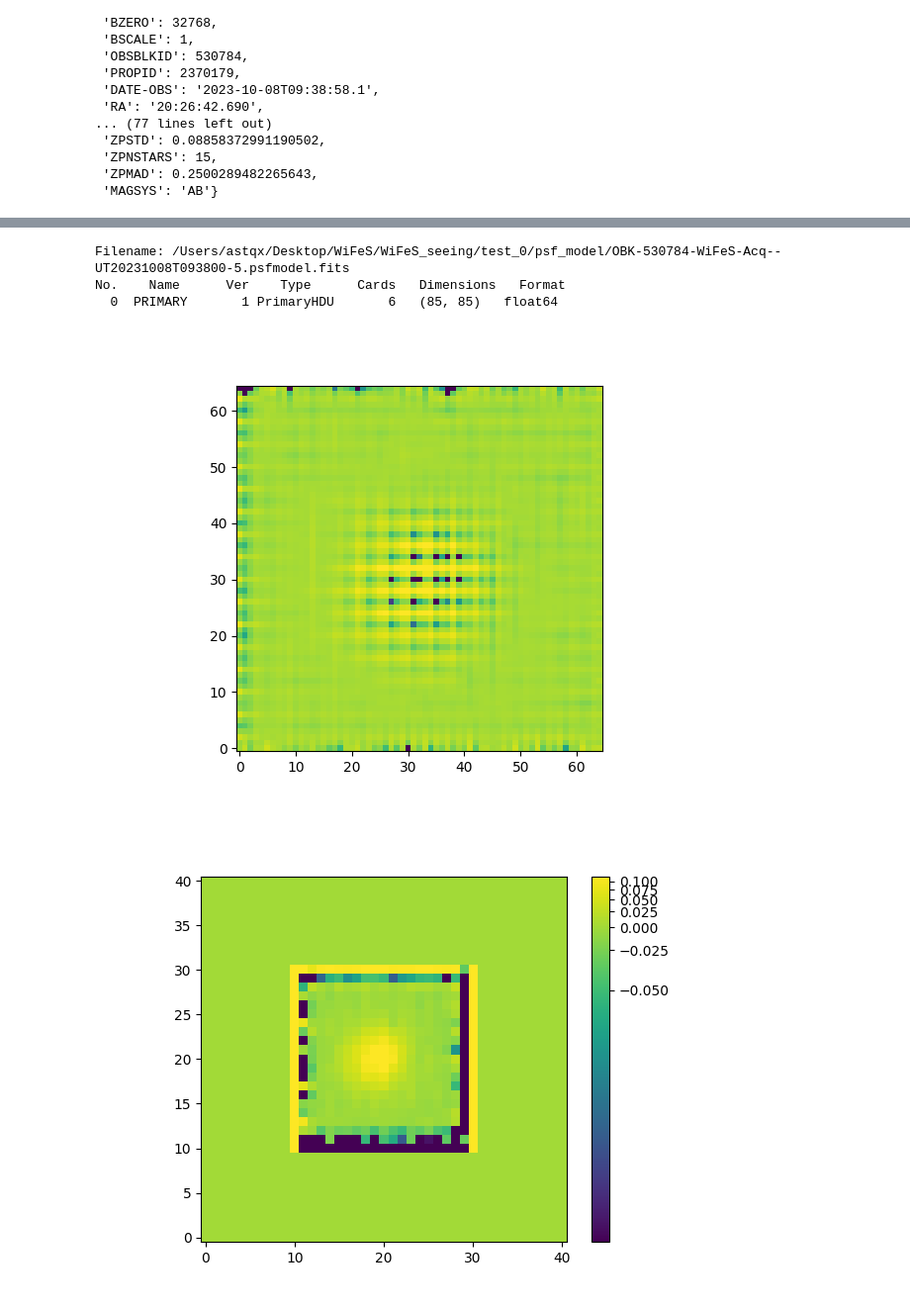
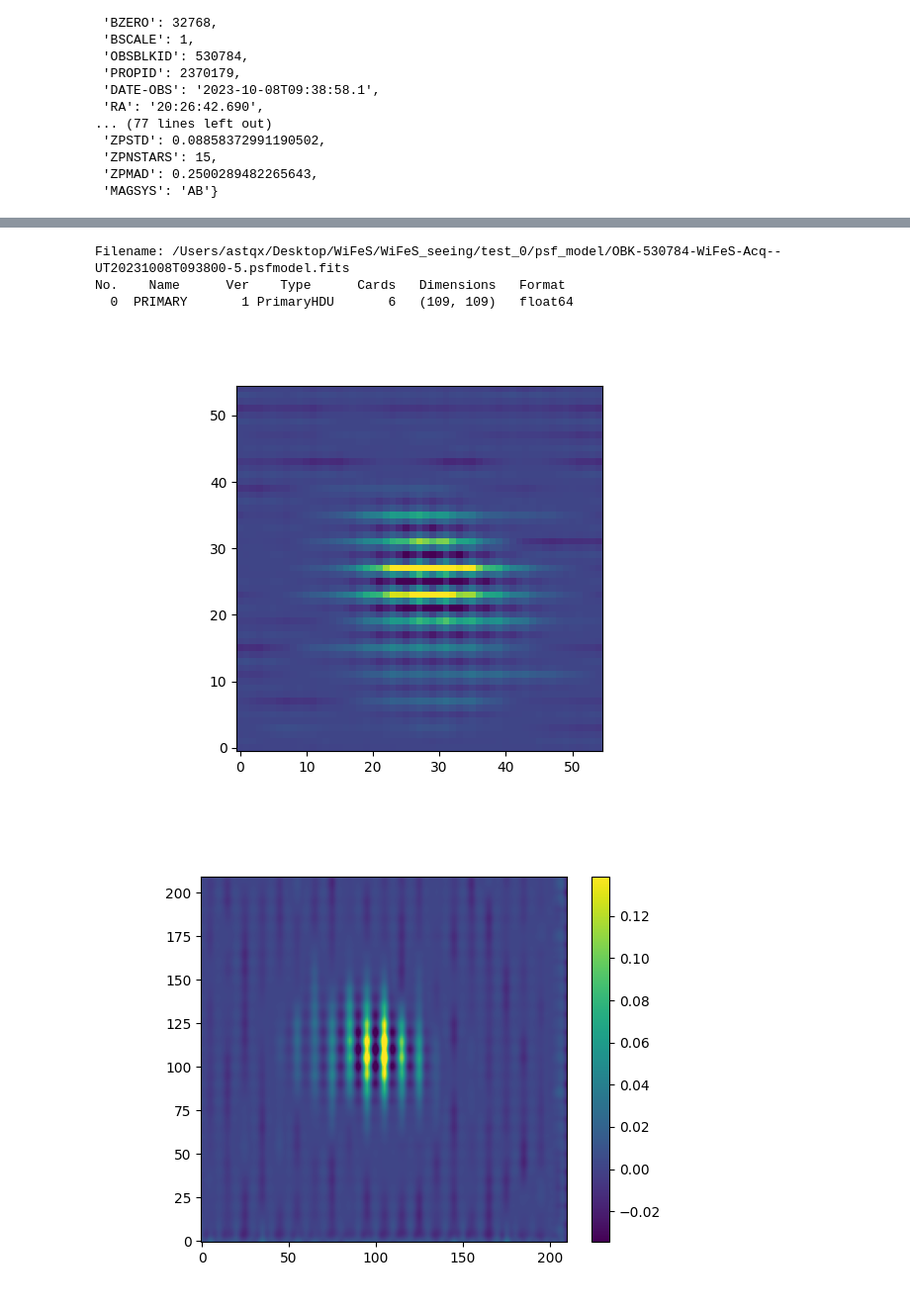
Before and after one commit to MaxFleming23/WiFeS_seeing, a Jupyter notebook: pipeline.ipynb, the cells around one changed output, grey strips where cells are left out. Shown at 99% size. Cells and saved outputs as stored; diff of their text form; code cells hidden in the pictures.

```diff
--- a/pipeline.ipynb
+++ b/pipeline.ipynb
@@ -2161,9 +2177,10 @@ Table length=55
 img = Fits('/Users/astqx/Desktop/WiFeS/WiFeS_seeing/test_0/psf_model/OBK-530784-WiFeS-Acq--UT20231008T093800-5.psfmodel.fits')
 
 data = img.data[0]
-data = data[10:-10,10:-10]
+crop = data.shape[0]//4
+data = data[crop:-crop,crop:-crop]
 
-norm = simple_norm(data, 'log', percent=99.0)
+norm = simple_norm(data, 'power', percent=99.0)
 
 plt.figure(clear=True)
 plt.imshow(data, norm=norm, origin='lower', cmap='viridis')
@@ -2171,18 +2188,22 @@ plt.show()
 # %% [output]
 Filename: /Users/astqx/Desktop/WiFeS/WiFeS_seeing/test_0/psf_model/OBK-530784-WiFeS-Acq--UT20231008T093800-5.psfmodel.fits
 No.    Name      Ver    Type      Cards   Dimensions   Format
-  0  PRIMARY       1 PrimaryHDU       6   (85, 85)   float64
+  0  PRIMARY       1 PrimaryHDU       6   (109, 109)   float64
-[figure, old version]
+[figure, new version]
 # %%
-x, y = np.mgrid[0:41, 0:41]
+prec = 10
+size = 21*prec
+x, y = np.mgrid[0:size, 0:size]/prec
+center = (size//2/prec,size//2/prec)
 
 psfmodel = load_object('/Users/astqx/Desktop/WiFeS/WiFeS_seeing/test_0/psf_model/OBK-530784-WiFeS-Acq--UT20231008T093800-5.psfmodel.pkl')
+psf_array = psfmodel.evaluate(x,y,1,*center)
 
 plt.figure(clear=True)
-plt.imshow(psfmodel.evaluate(x,y,1,20,20), norm=norm, origin='lower', cmap='viridis')
+plt.imshow(psf_array, norm=norm, origin='lower', cmap='viridis')
 plt.colorbar()
 # plt.gca().invert_yaxis()
 # plt.gca().invert_xaxis()
 plt.show()
 # %% [output]
-[figure, old version]
+[figure, new version]
```
Also changed, not shown: parts of 10 cells of this notebook, 48 other files.
